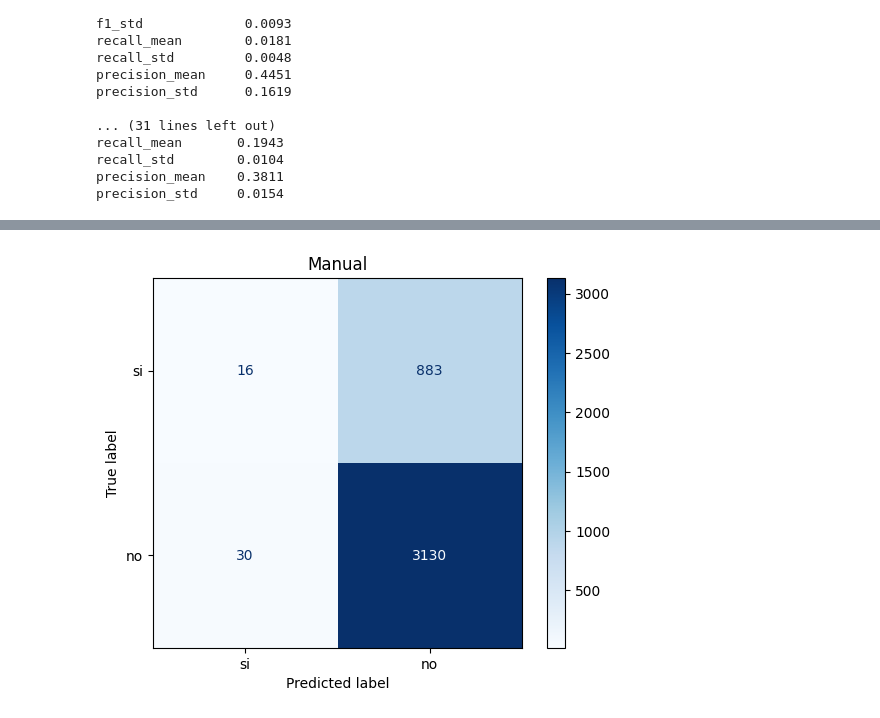
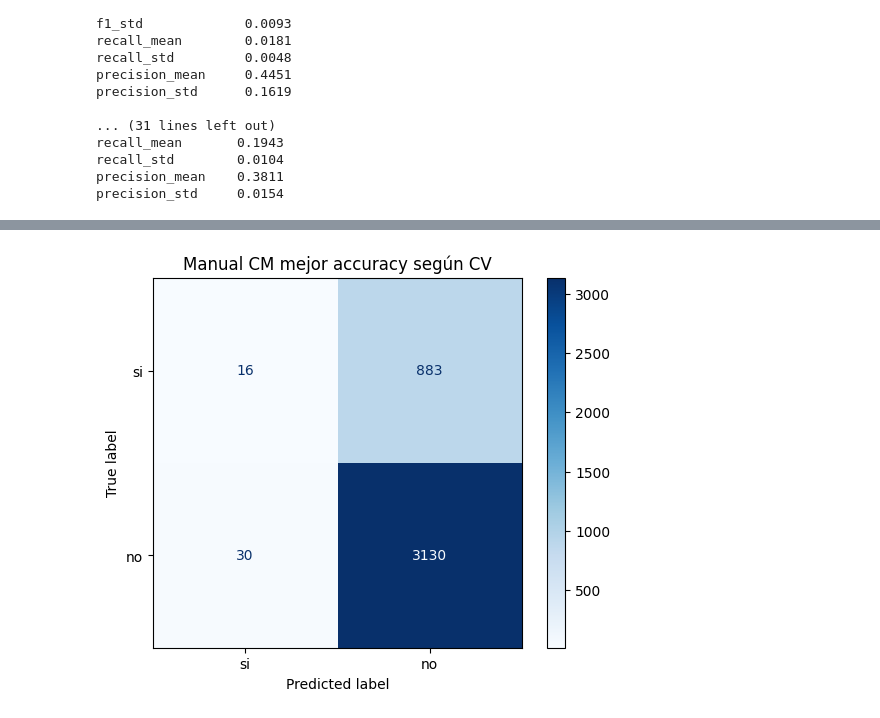
Before and after one commit to Ezequiel-Capo/MachineLearningLab, a Jupyter notebook: LAB1/Script/eval_bayes_dia.ipynb, the cells around one changed output, grey strips where cells are left out. Drawn from its saved outputs; the diff is of its cells as text; code cells hidden in the pictures.

```diff
--- a/LAB1/Script/eval_bayes.ipynb
+++ b/LAB1/Script/eval_bayes_dia.ipynb
@@ -382,28 +230,71 @@ precision_std     0.0154
 # %%
-resM = testearBayes(best_accuracy_manual, X_train10m, y_train10m, X_test10m, y_test10m)
-resS = testearBayesSickit(best_accuracy_scikit, X_train10s, y_train10s, X_test10s, y_test10s)
+# nd del mejor modelo según CV
+splits_manual = {
+    1: (X_train1m, X_test1m, y_train1m, y_test1m),
+    2: (X_train2m, X_test2m, y_train2m, y_test2m),
+    3: (X_train3m, X_test3m, y_train3m, y_test3m),
+    5: (X_train5m, X_test5m, y_train5m, y_test5m),
+    7: (X_train7m, X_test7m, y_train7m, y_test7m),
+    10:(X_train10m,X_test10m,y_train10m,y_test10m)
+}
 
-print("\n Res testing mejor accuracy segun CV modelo manual")
-print("Accuracy:", resM["accuracy"])
-print("F1:", resM["f1"])
-print("Recall:", resM["recall"])
-print("Precision:", resM["precision"])
+splits_sickit = {
+    1: (X_train1s, X_test1s, y_train1s, y_test1s),
+    2: (X_train2s, X_test2s, y_train2s, y_test2s),
+    3: (X_train3s, X_test3s, y_train3s, y_test3s),
+    5: (X_train5s, X_test5s, y_train5s, y_test5s),
+    7: (X_train7s, X_test7s, y_train7s, y_test7s),
+    10:(X_train10s,X_test10s,y_train10s,y_test10s)
+}
 
-print("\n Res testing mejor accuracy segun CV modelo de SL")
-print("Accuracy:", resS["accuracy"])
-print("F1:", resS["f1"])
-print("Recall:", resS["recall"])
-print("Precision:", resS["precision"])
+nda_m = best_accuracy_manual['nd']
+X_train_bestm, X_test_bestm, y_train_bestm, y_test_bestm = splits_manual[nda_m]
 
-graficar_matriz_confusion(y_test10m, resM["y_pred"], labels=["si", "no"], title="Manual")
-graficar_matriz_confusion(y_test10s, resS["y_pred"], labels=["si", "no"], title="Scikit-learn")
+nda_s = best_accuracy_scikit['nd']
+X_train_bests, X_test_bests, y_train_bests, y_test_bests = splits_sickit[nda_s]
 
+resM = t.testearBayes(best_accuracy_manual, X_train_bestm, y_train_bestm, X_test_bestm, y_test_bestm)
 
-resM = testearBayes(best_f1_manual, X_train1m, y_train1m, X_test1m, y_test1m)
-graficar_matriz_confusion(y_test1m, resM["y_pred"], labels=["si", "no"], title="Manual")
-print("\n Res testing mejor f1-score segun CV modelo manual")
-print("Accuracy:", resM["accuracy"])
-print("F1:", resM["f1"])
-print("Recall:", resM["recall"])
-print("Precision:", resM["precision"])
+resS = t.testearBayesSickit(best_accuracy_scikit, X_train_bests, y_train_bests, X_test_bests, y_test_bests)
+
+# print("\n Res testing mejor accuracy segun CV modelo manual")
+# print("Accuracy:", resM["accuracy"])
+# print("F1:", resM["f1"])
+# print("Recall:", resM["recall"])
+# print("Precision:", resM["precision"])
+
+# print("\n Res testing mejor accuracy segun CV modelo de SL")
+# print("Accuracy:", resS["accuracy"])
+# print("F1:", resS["f1"])
+# print("Recall:", resS["recall"])
+# print("Precision:", resS["precision"])
+
+t.graficar_matriz_confusion(y_test_bestm, resM["y_pred"], labels=["si", "no"], title="Manual CM mejor accuracy según CV")
+t.graficar_matriz_confusion(y_test_bests, resS["y_pred"], labels=["si", "no"], title="Scikit-learn CM mejor accuracy según CV")
+
+## F1 score
+nda_m = best_f1_manual['nd']
+X_train_bestm, X_test_bestm, y_train_bestm, y_test_bestm = splits_manual[nda_m]
+
+nda_s = best_f1_scikit['nd']
+X_train_bests, X_test_bests, y_train_bests, y_test_bests = splits_sickit[nda_s]
+
+resM = t.testearBayes(best_f1_manual, X_train_bestm, y_train_bestm, X_test_bestm, y_test_bestm)
+
+resS = t.testearBayesSickit(best_f1_scikit, X_train_bests, y_train_bests, X_test_bests, y_test_bests)
+
+# print("\n Res testing mejor F1-score segun CV modelo manual")
+# print("Accuracy:", resM["accuracy"])
+# print("F1:", resM["f1"])
+# print("Recall:", resM["recall"])
+# print("Precision:", resM["precision"])
+
+# print("\n Res testing mejor F1-score segun CV modelo de SL")
+# print("Accuracy:", resS["accuracy"])
+# print("F1:", resS["f1"])
+# print("Recall:", resS["recall"])
+# print("Precision:", resS["precision"])
+
+t.graficar_matriz_confusion(y_test_bestm, resM["y_pred"], labels=["si", "no"], title="Manual CM - mejor f1-score según CV")
+t.graficar_matriz_confusion(y_test_bests, resS["y_pred"], labels=["si", "no"], title="Scikit-learn CM - mejor f1-score según CV")
 # %% [output]
@@ -421 +301 @@ Precision: 0.34615384615384615
-[figure, old version]
+[figure, new version]
```
Also changed, not shown: parts of 13 cells of this notebook, 18 other files.
